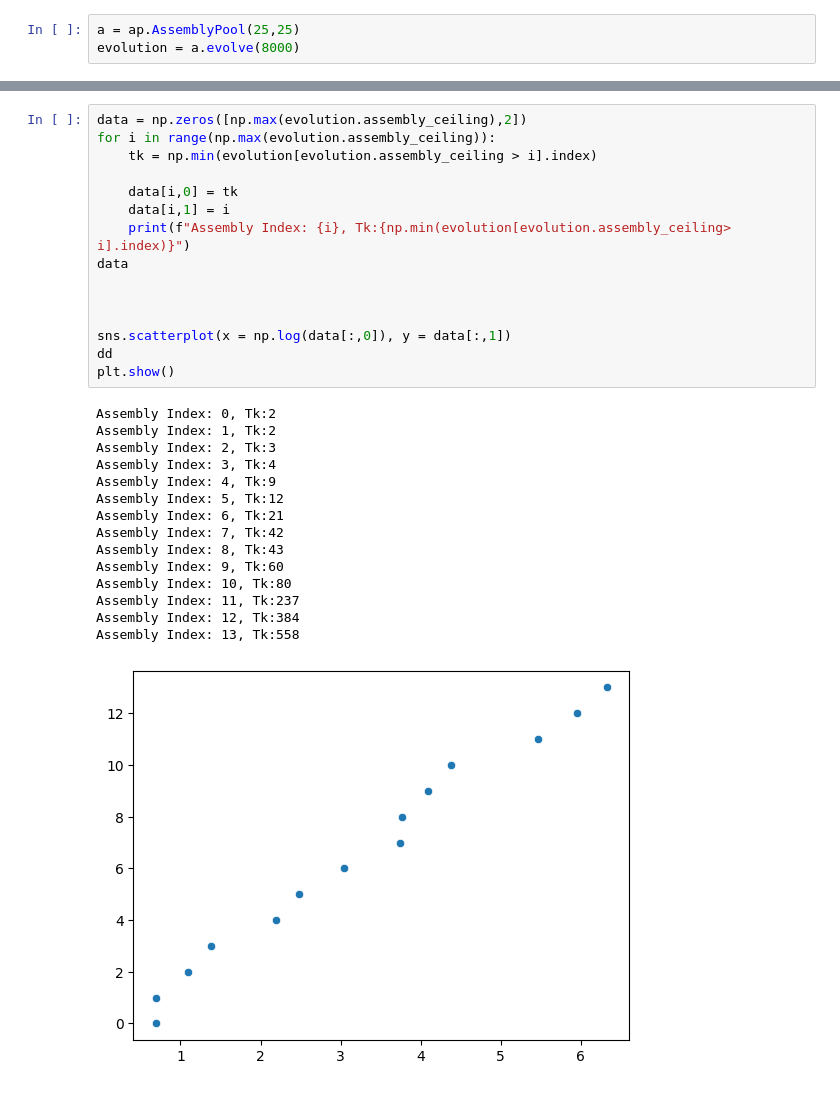
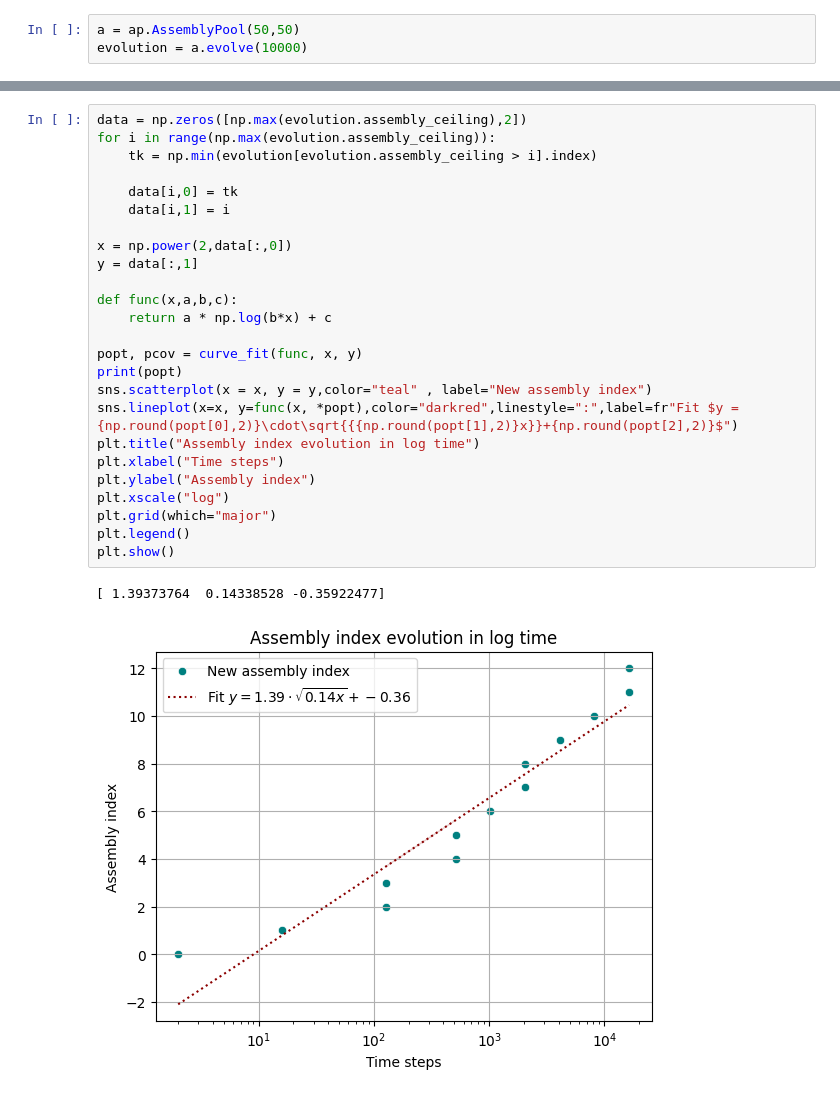
Before and after one commit to jiug/tfm, a Jupyter notebook: code/notebook.ipynb, the cells around one changed output, grey strips where cells are left out. Drawn from its saved outputs; the diff is of its cells as text.

```diff
--- a/code/notebook.ipynb
+++ b/code/notebook.ipynb
@@ -8,3 +10,3 @@ import pandas as pd
 # %%
-a = ap.AssemblyPool(25,25)
-evolution = a.evolve(8000)
+a = ap.AssemblyPool(50,50)
+evolution = a.evolve(10000)
@@ -74,31 +51,28 @@ a.pool[a.pool.assembly_efficiency < 1]
 # %%
 data = np.zeros([np.max(evolution.assembly_ceiling),2])
 for i in range(np.max(evolution.assembly_ceiling)):
     tk = np.min(evolution[evolution.assembly_ceiling > i].index)
 
     data[i,0] = tk
     data[i,1] = i
-    print(f"Assembly Index: {i}, Tk:{np.min(evolution[evolution.assembly_ceiling> i].index)}")
-data
 
+x = np.power(2,data[:,0])
+y = data[:,1]
 
+def func(x,a,b,c):
+    return a * np.log(b*x) + c
 
-sns.scatterplot(x = np.log(data[:,0]), y = data[:,1])
-dd
+popt, pcov = curve_fit(func, x, y)
+print(popt)
+sns.scatterplot(x = x, y = y,color="teal" , label="New assembly index")
+sns.lineplot(x=x, y=func(x, *popt),color="darkred",linestyle=":",label=fr"Fit $y ={np.round(popt[0],2)}\cdot\sqrt{{{np.round(popt[1],2)}x}}+{np.round(popt[2],2)}$")
+plt.title("Assembly index evolution in log time")
+plt.xlabel("Time steps")
+plt.ylabel("Assembly index")
+plt.xscale("log")
+plt.grid(which="major")
+plt.legend()
 plt.show()
 # %% [output]
-Assembly Index: 0, Tk:2
-Assembly Index: 1, Tk:2
-Assembly Index: 2, Tk:3
-Assembly Index: 3, Tk:4
-Assembly Index: 4, Tk:9
-Assembly Index: 5, Tk:12
-Assembly Index: 6, Tk:21
-Assembly Index: 7, Tk:42
-Assembly Index: 8, Tk:43
-Assembly Index: 9, Tk:60
-Assembly Index: 10, Tk:80
-Assembly Index: 11, Tk:237
-Assembly Index: 12, Tk:384
-Assembly Index: 13, Tk:558
+[ 1.39373764  0.14338528 -0.35922477]
-[figure, old version]
+[figure, new version]
```
Also changed, not shown: parts of 12 cells of this notebook, 5 other files.
